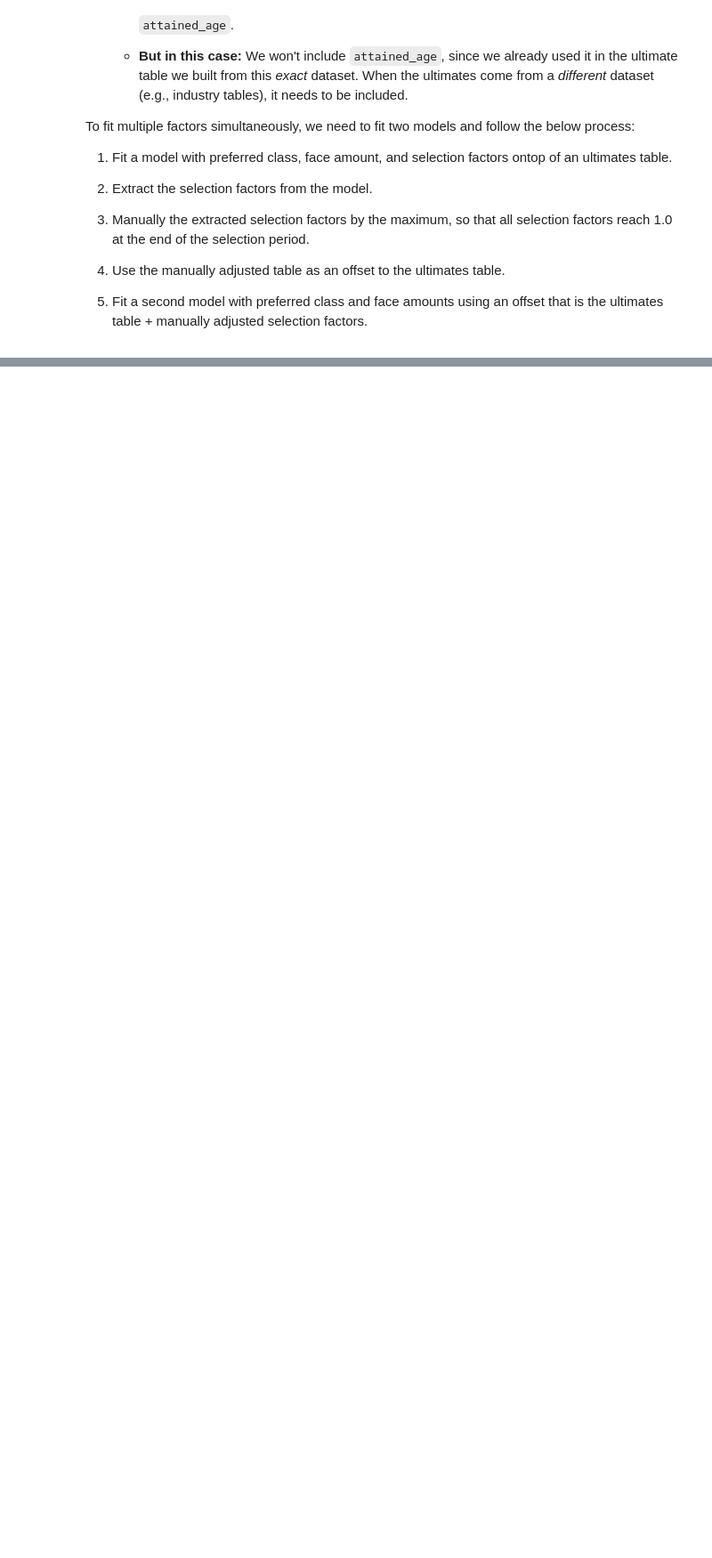
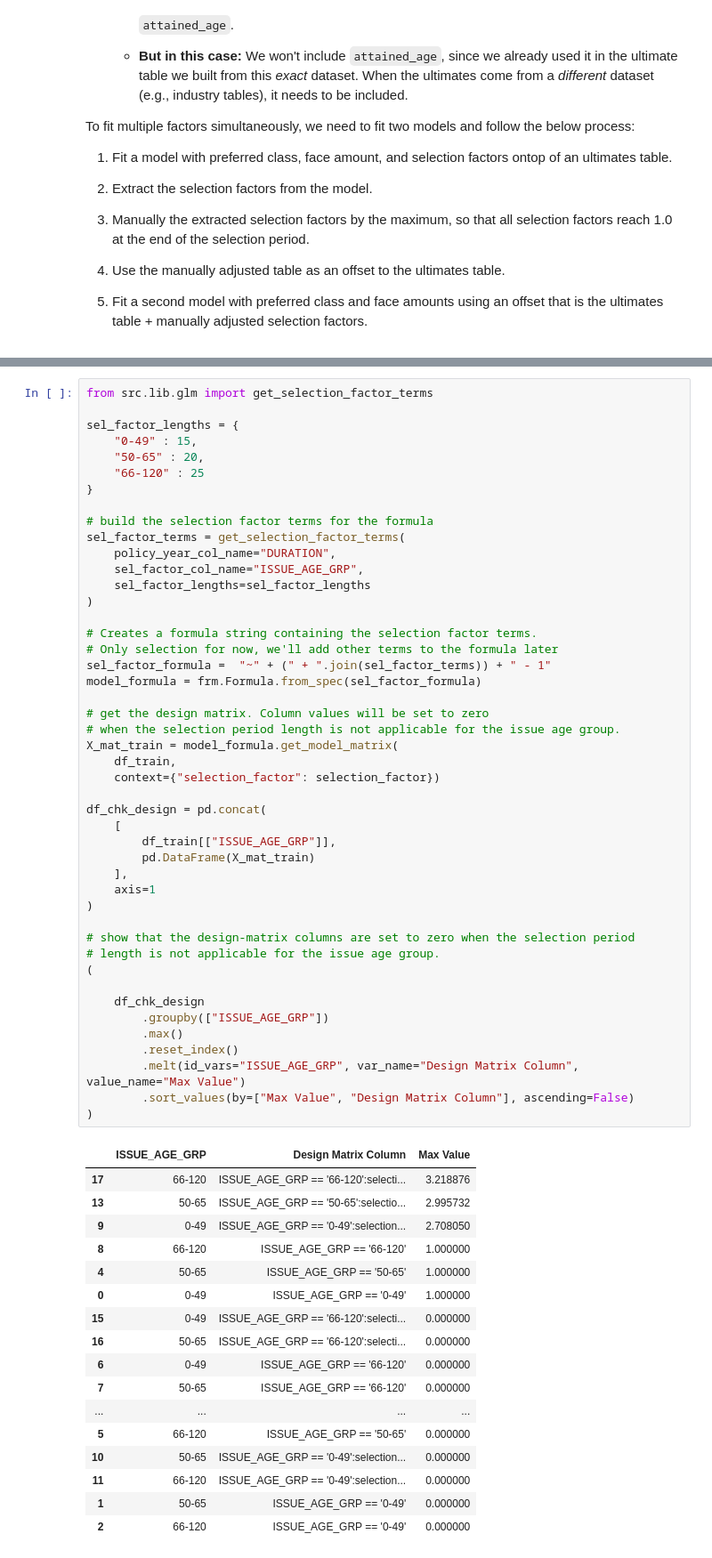
Before and after one commit to mma-fsa/data-examples, a Jupyter notebook: src/analysis/5_advanced_glms_sel_factors.ipynb, the cells around one changed output, grey strips where cells are left out. Shown at 89% size. Saved outputs shown, nothing was run; the diff lists cells and outputs as text; blank space fills up the shorter version.

```diff
--- a/src/analysis/5_advanced_glms_sel_factors.ipynb
+++ b/src/analysis/5_advanced_glms_sel_factors.ipynb
@@ -616,0 +693,64 @@ To fit multiple factors simultaneously, we need to fit two models and follow the
+# %%
+from src.lib.glm import get_selection_factor_terms
+
+sel_factor_lengths = {
+    "0-49" : 15,
+    "50-65" : 20,
+    "66-120" : 25
+}
+
+# build the selection factor terms for the formula
+sel_factor_terms = get_selection_factor_terms(
+    policy_year_col_name="DURATION",
+    sel_factor_col_name="ISSUE_AGE_GRP",
+    sel_factor_lengths=sel_factor_lengths
+)
+
+# Creates a formula string containing the selection factor terms.
+# Only selection for now, we'll add other terms to the formula later
+sel_factor_formula =  "~" + (" + ".join(sel_factor_terms)) + " - 1"
+model_formula = frm.Formula.from_spec(sel_factor_formula)
+
+# get the design matrix. Column values will be set to zero
+# when the selection period length is not applicable for the issue age group.
+X_mat_train = model_formula.get_model_matrix(
+    df_train,
+    context={"selection_factor": selection_factor})
+
+df_chk_design = pd.concat(
+    [
+        df_train[["ISSUE_AGE_GRP"]],
+        pd.DataFrame(X_mat_train)
+    ],
+    axis=1
+)
+
+# show that the design-matrix columns are set to zero when the selection period
+# length is not applicable for the issue age group.
+(
+
+    df_chk_design
+        .groupby(["ISSUE_AGE_GRP"])
+        .max()
+        .reset_index()
+        .melt(id_vars="ISSUE_AGE_GRP", var_name="Design Matrix Column", value_name="Max Value")
+        .sort_values(by=["Max Value", "Design Matrix Column"], ascending=False)
+)
+# %% [output]
+|  | ISSUE_AGE_GRP | Design Matrix Column | Max Value |
+| 17 | 66-120 | ISSUE_AGE_GRP == '66-120':selecti... | 3.218876 |
+| 13 | 50-65 | ISSUE_AGE_GRP == '50-65':selectio... | 2.995732 |
+| 9 | 0-49 | ISSUE_AGE_GRP == '0-49':selection... | 2.708050 |
+| 8 | 66-120 | ISSUE_AGE_GRP == '66-120' | 1.000000 |
+| 4 | 50-65 | ISSUE_AGE_GRP == '50-65' | 1.000000 |
+| 0 | 0-49 | ISSUE_AGE_GRP == '0-49' | 1.000000 |
+| 15 | 0-49 | ISSUE_AGE_GRP == '66-120':selecti... | 0.000000 |
+| 16 | 50-65 | ISSUE_AGE_GRP == '66-120':selecti... | 0.000000 |
+| 6 | 0-49 | ISSUE_AGE_GRP == '66-120' | 0.000000 |
+| 7 | 50-65 | ISSUE_AGE_GRP == '66-120' | 0.000000 |
+| ... | ... | ... | ... |
+| 5 | 66-120 | ISSUE_AGE_GRP == '50-65' | 0.000000 |
+| 10 | 50-65 | ISSUE_AGE_GRP == '0-49':selection... | 0.000000 |
+| 11 | 66-120 | ISSUE_AGE_GRP == '0-49':selection... | 0.000000 |
+| 1 | 50-65 | ISSUE_AGE_GRP == '0-49' | 0.000000 |
+| 2 | 66-120 | ISSUE_AGE_GRP == '0-49' | 0.000000 |
```
Also changed, not shown: parts of 16 cells of this notebook, 1 other file.
